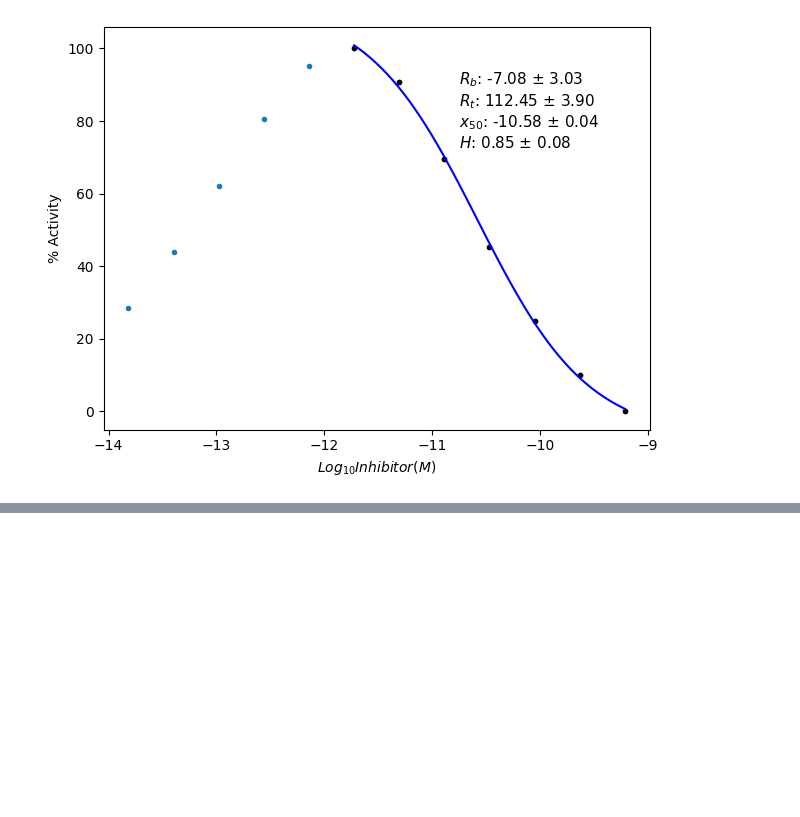
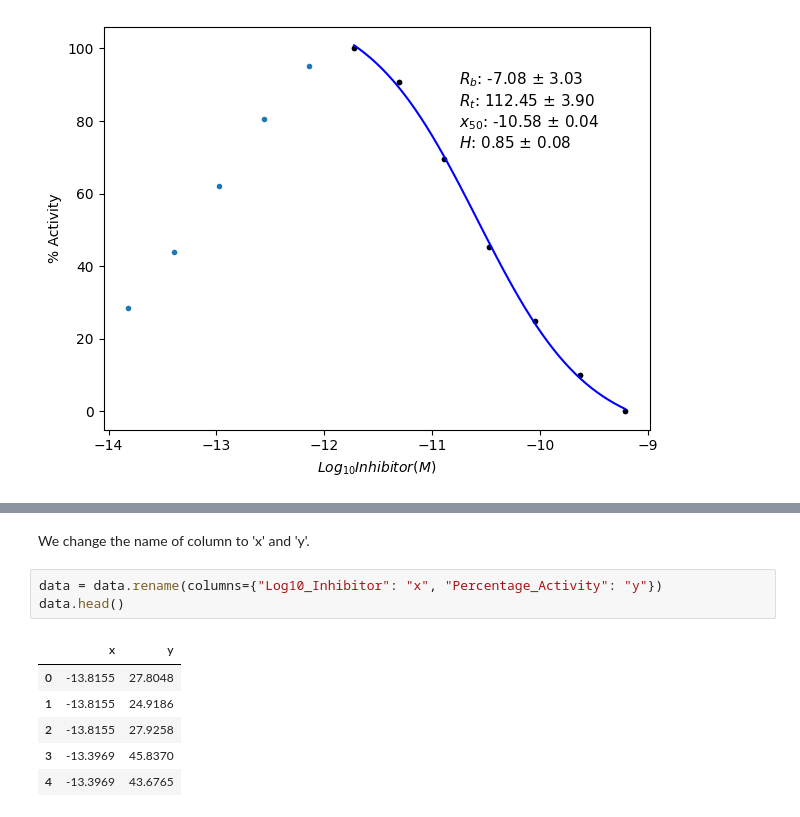
Before and after one commit to vanngocthuyla/kinetic_mpro, a Jupyter notebook: biphasic_curve/20230531_Estimation_Half_Curve.ipynb, the cells around one changed output, grey strips where cells are left out. Drawn from its saved outputs; the diff is of its cells as text; blank space fills up the shorter version.

```diff
--- a/biphasic_curve/20230531_Estimation_Half_Curve.ipynb
+++ b/biphasic_curve/20230531_Estimation_Half_Curve.ipynb
@@ -296,0 +344,12 @@ outfile = "/content/drive/MyDrive/MoonShot/dimer/output/curve.png"
+# %% [markdown]
+We change the name of column to 'x' and 'y'.
+# %%
+data = data.rename(columns={"Log10_Inhibitor": "x", "Percentage_Activity": "y"})
+data.head()
+# %% [output]
+|  | x | y |
+| 0 | -13.8155 | 27.8048 |
+| 1 | -13.8155 | 24.9186 |
+| 2 | -13.8155 | 27.9258 |
+| 3 | -13.3969 | 45.8370 |
+| 4 | -13.3969 | 43.6765 |
```
Also changed, not shown: parts of 12 cells of this notebook, 2 other files.
